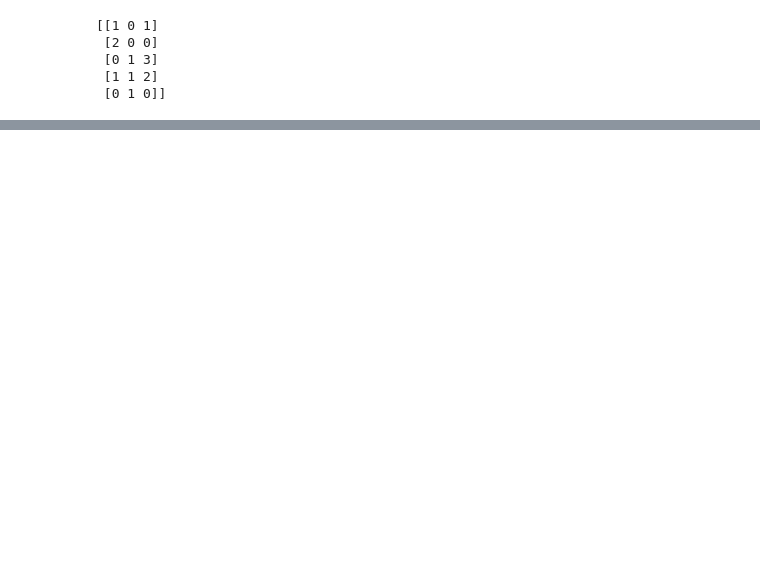
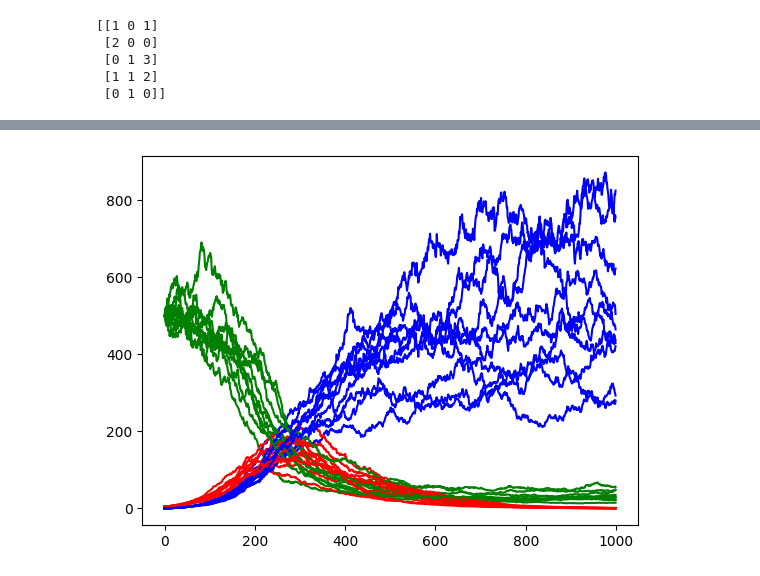
Before and after one commit to NAU-CCL/SPHERE, a Jupyter notebook: docs/solvers-2024-06-21.ipynb, the cells around one changed output, grey strips where cells are left out. Saved outputs shown, nothing was run; the diff lists cells and outputs as text; code cells hidden in the pictures; blank space fills up the shorter version.

```diff
--- a/docs/solvers-2024-06-21.ipynb
+++ b/docs/solvers-2024-06-21.ipynb
@@ -83,0 +108,37 @@ print(vals)
+# %%
+from sphere.model.implementations.solvers.euler_maruyama import EulerMaruyamaSolver
+from jax.random import PRNGKey
+
+def SIR_RHS(x_t,t):
+    S,I,R = x_t
+    N = S + I + R
+    dS = -0.3 * S * I/N
+    dI = 0.3 * S * I/N - 0.1 * I
+    dR = 0.1 * I
+    return jnp.array([dS,dI,dR])
+
+args = {"drift": SIR_RHS,"diffusion": lambda x_t,t: 0.05 * x_t}
+
+
+
+num_steps = 100 * int(1/0.1)
+
+
+for key in np.arange(10):
+
+    key = PRNGKey(seed = 5)
+    solver = EulerMaruyamaSolver(delta_t = 0.1, prng_key = key, args = args)
+
+    x_t = jnp.ones((3,num_steps))
+
+    x_t = x_t.at[:,0].set(jnp.array([500,5,0]))
+
+    for t in range(1,num_steps):
+        x_t = x_t.at[:,t].set(solver.solve(x_t[:,t-1],t))
+
+    colors = ['green','red','blue']
+    for compartment in range(3):
+        plt.plot(x_t[compartment,:],color = colors[compartment])
+plt.show()
+# %% [output]
+[figure, added]
```
Also changed, not shown: parts of 3 cells of this notebook, 3 other files.
